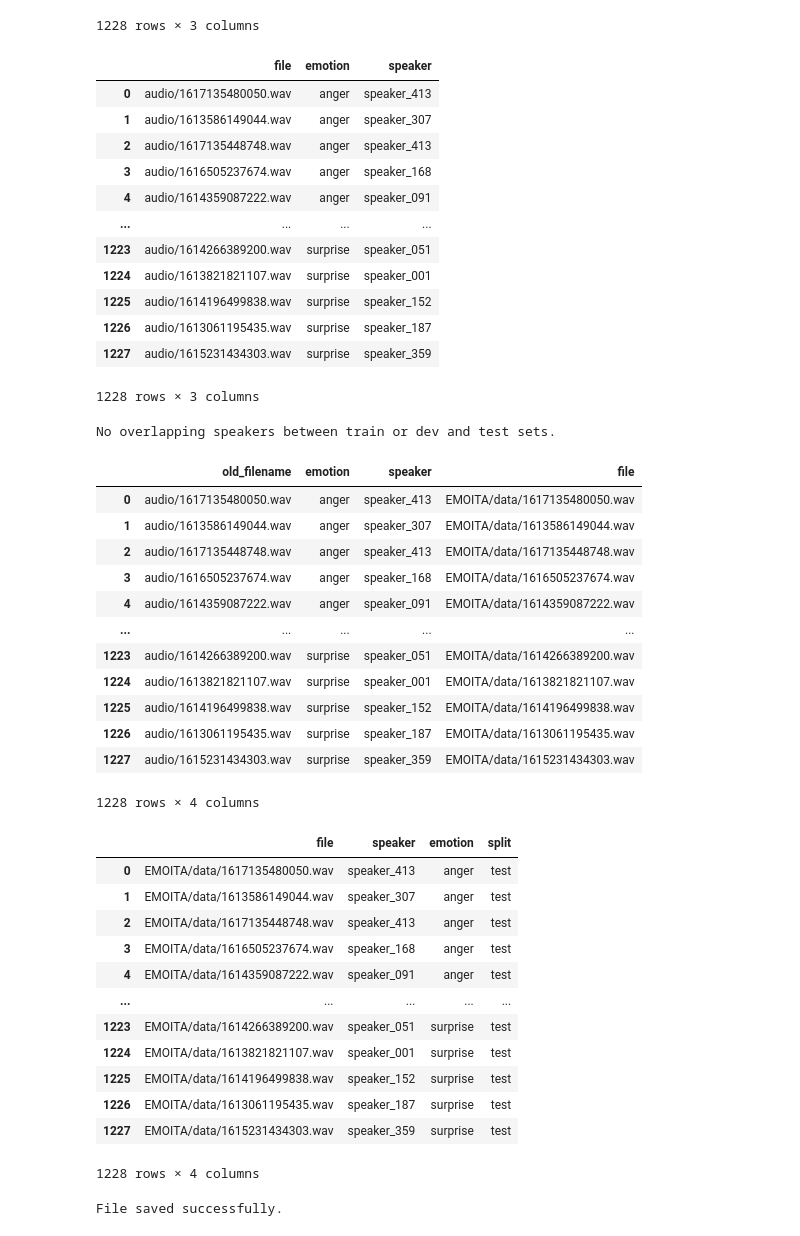
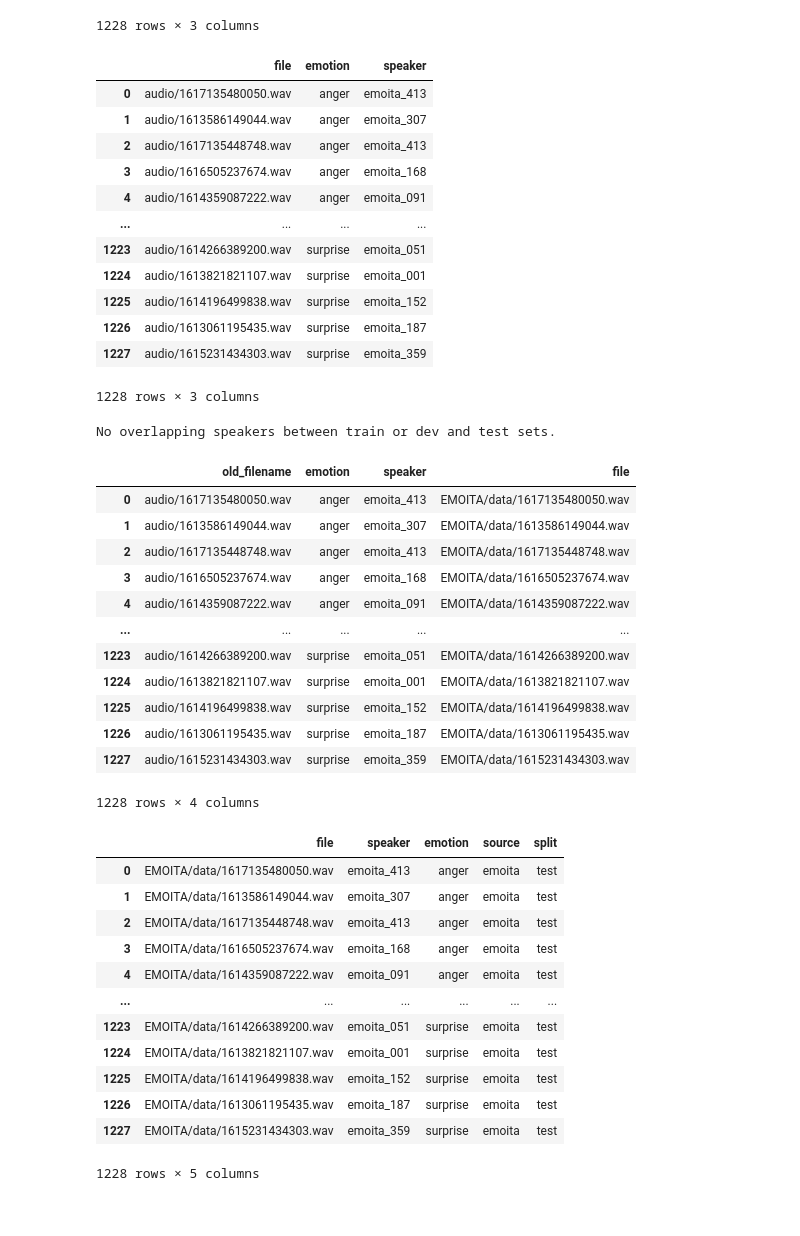
Before and after one commit to Alf-Ses/SER, a Jupyter notebook: data&sources.ipynb, the cells around one changed output. Cells and saved outputs as stored; diff of their text form; code cells hidden in the pictures.

```diff
--- a/data&sources.ipynb
+++ b/data&sources.ipynb
@@ -357,7 +681,7 @@ emoita_speakers.iloc[0]['speaker']
 # %%
 unique_hashes = emoita_speakers['speaker'].unique()
 
-speaker_map = {original : f"speaker_{i+1:03d}" for i, original in enumerate(unique_hashes)}
+speaker_map = {original : f"emoita_{i+1:03d}" for i, original in enumerate(unique_hashes)}
 
 emoita_speakers["speaker_new_id"] = emoita_speakers["speaker"].map(speaker_map)
 emoita_speakers
@@ -578,17 +906,17 @@ test_files.replace({"speaker": speaker_map}, inplace=True)
 test_files
 # %% [output]
 |  | file | emotion | speaker |
-| 0 | audio/1617135480050.wav | anger | speaker_413 |
-| 1 | audio/1613586149044.wav | anger | speaker_307 |
-| 2 | audio/1617135448748.wav | anger | speaker_413 |
-| 3 | audio/1616505237674.wav | anger | speaker_168 |
-| 4 | audio/1614359087222.wav | anger | speaker_091 |
+| 0 | audio/1617135480050.wav | anger | emoita_413 |
+| 1 | audio/1613586149044.wav | anger | emoita_307 |
+| 2 | audio/1617135448748.wav | anger | emoita_413 |
+| 3 | audio/1616505237674.wav | anger | emoita_168 |
+| 4 | audio/1614359087222.wav | anger | emoita_091 |
 | ... | ... | ... | ... |
-| 1223 | audio/1614266389200.wav | surprise | speaker_051 |
-| 1224 | audio/1613821821107.wav | surprise | speaker_001 |
-| 1225 | audio/1614196499838.wav | surprise | speaker_152 |
-| 1226 | audio/1613061195435.wav | surprise | speaker_187 |
-| 1227 | audio/1615231434303.wav | surprise | speaker_359 |
+| 1223 | audio/1614266389200.wav | surprise | emoita_051 |
+| 1224 | audio/1613821821107.wav | surprise | emoita_001 |
+| 1225 | audio/1614196499838.wav | surprise | emoita_152 |
+| 1226 | audio/1613061195435.wav | surprise | emoita_187 |
+| 1227 | audio/1615231434303.wav | surprise | emoita_359 |
 1228 rows × 3 columns
 # %%
 speaker_dev = set(dev_files["speaker"].unique())
@@ -611,33 +939,34 @@ test_files["file"] = test_files["old_filename"].apply(lambda x: os.path.join(emo
 test_files
 # %% [output]
 |  | old_filename | emotion | speaker | file |
-| 0 | audio/1617135480050.wav | anger | speaker_413 | EMOITA/data/1617135480050.wav |
-| 1 | audio/1613586149044.wav | anger | speaker_307 | EMOITA/data/1613586149044.wav |
-| 2 | audio/1617135448748.wav | anger | speaker_413 | EMOITA/data/1617135448748.wav |
-| 3 | audio/1616505237674.wav | anger | speaker_168 | EMOITA/data/1616505237674.wav |
-| 4 | audio/1614359087222.wav | anger | speaker_091 | EMOITA/data/1614359087222.wav |
+| 0 | audio/1617135480050.wav | anger | emoita_413 | EMOITA/data/1617135480050.wav |
+| 1 | audio/1613586149044.wav | anger | emoita_307 | EMOITA/data/1613586149044.wav |
+| 2 | audio/1617135448748.wav | anger | emoita_413 | EMOITA/data/1617135448748.wav |
+| 3 | audio/1616505237674.wav | anger | emoita_168 | EMOITA/data/1616505237674.wav |
+| 4 | audio/1614359087222.wav | anger | emoita_091 | EMOITA/data/1614359087222.wav |
 | ... | ... | ... | ... | ... |
-| 1223 | audio/1614266389200.wav | surprise | speaker_051 | EMOITA/data/1614266389200.wav |
-| 1224 | audio/1613821821107.wav | surprise | speaker_001 | EMOITA/data/1613821821107.wav |
-| 1225 | audio/1614196499838.wav | surprise | speaker_152 | EMOITA/data/1614196499838.wav |
-| 1226 | audio/1613061195435.wav | surprise | speaker_187 | EMOITA/data/1613061195435.wav |
-| 1227 | audio/1615231434303.wav | surprise | speaker_359 | EMOITA/data/1615231434303.wav |
+| 1223 | audio/1614266389200.wav | surprise | emoita_051 | EMOITA/data/1614266389200.wav |
+| 1224 | audio/1613821821107.wav | surprise | emoita_001 | EMOITA/data/1613821821107.wav |
+| 1225 | audio/1614196499838.wav | surprise | emoita_152 | EMOITA/data/1614196499838.wav |
+| 1226 | audio/1613061195435.wav | surprise | emoita_187 | EMOITA/data/1613061195435.wav |
+| 1227 | audio/1615231434303.wav | surprise | emoita_359 | EMOITA/data/1615231434303.wav |
 1228 rows × 4 columns
 # %%
 test_files =test_files[["file", "speaker", "emotion"]]
+test_files["source"] = "emoita"
 test_files["split"] = "test"
 test_files
 # %% [output]
-|  | file | speaker | emotion | split |
-| 0 | EMOITA/data/1617135480050.wav | speaker_413 | anger | test |
-| 1 | EMOITA/data/1613586149044.wav | speaker_307 | anger | test |
-| 2 | EMOITA/data/1617135448748.wav | speaker_413 | anger | test |
-| 3 | EMOITA/data/1616505237674.wav | speaker_168 | anger | test |
-| 4 | EMOITA/data/1614359087222.wav | speaker_091 | anger | test |
-| ... | ... | ... | ... | ... |
-| 1223 | EMOITA/data/1614266389200.wav | speaker_051 | surprise | test |
-| 1224 | EMOITA/data/1613821821107.wav | speaker_001 | surprise | test |
-| 1225 | EMOITA/data/1614196499838.wav | speaker_152 | surprise | test |
-| 1226 | EMOITA/data/1613061195435.wav | speaker_187 | surprise | test |
-| 1227 | EMOITA/data/1615231434303.wav | speaker_359 | surprise | test |
+|  | file | speaker | emotion | source | split |
+| 0 | EMOITA/data/1617135480050.wav | emoita_413 | anger | emoita | test |
+| 1 | EMOITA/data/1613586149044.wav | emoita_307 | anger | emoita | test |
+| 2 | EMOITA/data/1617135448748.wav | emoita_413 | anger | emoita | test |
+| 3 | EMOITA/data/1616505237674.wav | emoita_168 | anger | emoita | test |
+| 4 | EMOITA/data/1614359087222.wav | emoita_091 | anger | emoita | test |
+| ... | ... | ... | ... | ... | ... |
+| 1223 | EMOITA/data/1614266389200.wav | emoita_051 | surprise | emoita | test |
+| 1224 | EMOITA/data/1613821821107.wav | emoita_001 | surprise | emoita | test |
+| 1225 | EMOITA/data/1614196499838.wav | emoita_152 | surprise | emoita | test |
+| 1226 | EMOITA/data/1613061195435.wav | emoita_187 | surprise | emoita | test |
+| 1227 | EMOITA/data/1615231434303.wav | emoita_359 | surprise | emoita | test |
-1228 rows × 4 columns
+1228 rows × 5 columns
@@ -647,8 +978,6 @@ if os.path.exists("EMOITA/emoita_test_files.csv"):
 else:
     test_files.to_csv("EMOITA/emoita_test_files.csv", index = False)
     print("File saved successfully.")
-# %% [output]
-File saved successfully.
 # %%
 emoita_complete_files = pd.concat([emoita_train, dev_files, test_files], ignore_index=True)
 emoita_complete_files
```
Also changed, not shown: parts of 71 cells of this notebook, 17 other files.
